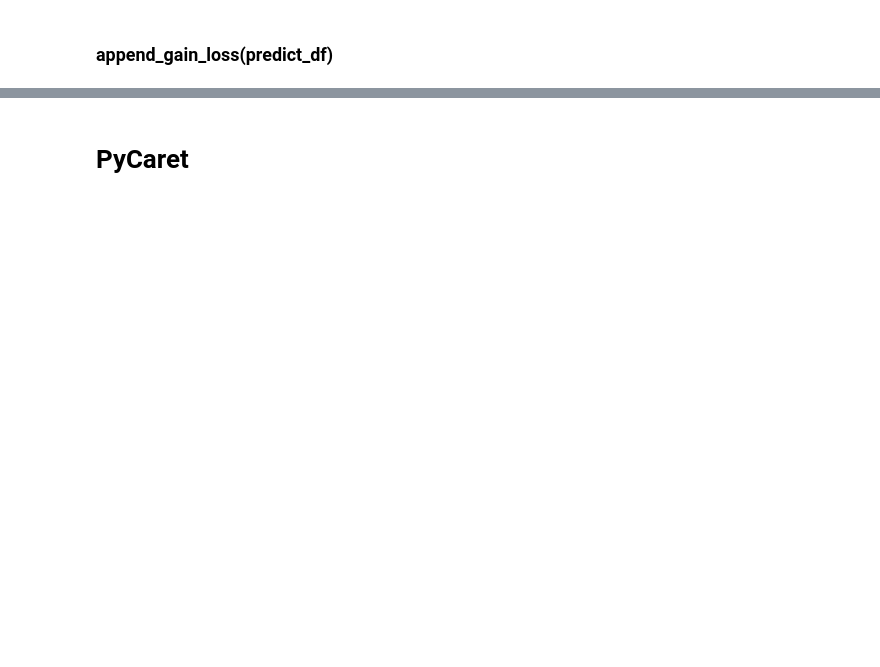
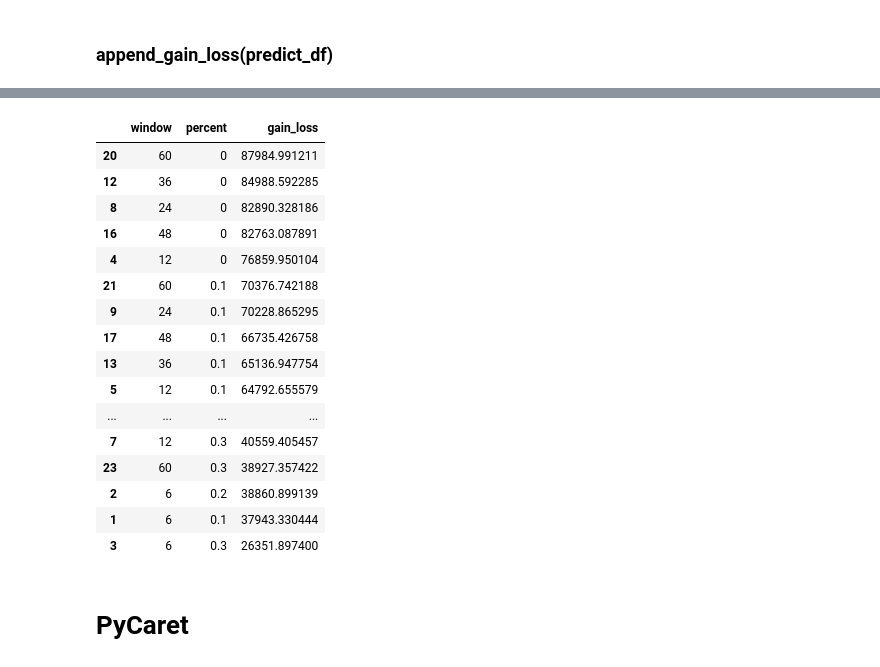
Before and after one commit to MahamadouNiakate/crypto_pred, a Jupyter notebook: notebooks/DBD_Crypto_Monthly_2.ipynb, the cells around one changed output, grey strips where cells are left out. Cells and saved outputs as stored; diff of their text form; code cells hidden in the pictures; blank space fills up the shorter version.

```diff
--- a/notebooks/DBD_Crypto_Monthly_2.ipynb
+++ b/notebooks/DBD_Crypto_Monthly_2.ipynb
@@ -870,3 +661,23 @@ GAIN/LOSS: 63588.06494140625
+# %%
+result_df.sort_values('gain_loss', ascending=False)
+# %% [output]
+|  | window | percent | gain_loss |
+| 20 | 60 | 0 | 87984.991211 |
+| 12 | 36 | 0 | 84988.592285 |
+| 8 | 24 | 0 | 82890.328186 |
+| 16 | 48 | 0 | 82763.087891 |
+| 4 | 12 | 0 | 76859.950104 |
+| 21 | 60 | 0.1 | 70376.742188 |
+| 9 | 24 | 0.1 | 70228.865295 |
+| 17 | 48 | 0.1 | 66735.426758 |
+| 13 | 36 | 0.1 | 65136.947754 |
+| 5 | 12 | 0.1 | 64792.655579 |
+| ... | ... | ... | ... |
+| 7 | 12 | 0.3 | 40559.405457 |
+| 23 | 60 | 0.3 | 38927.357422 |
+| 2 | 6 | 0.2 | 38860.899139 |
+| 1 | 6 | 0.1 | 37943.330444 |
+| 3 | 6 | 0.3 | 26351.897400 |
 # %% [markdown]
 # PyCaret
 # %%
```
Also changed, not shown: parts of 28 cells of this notebook.
